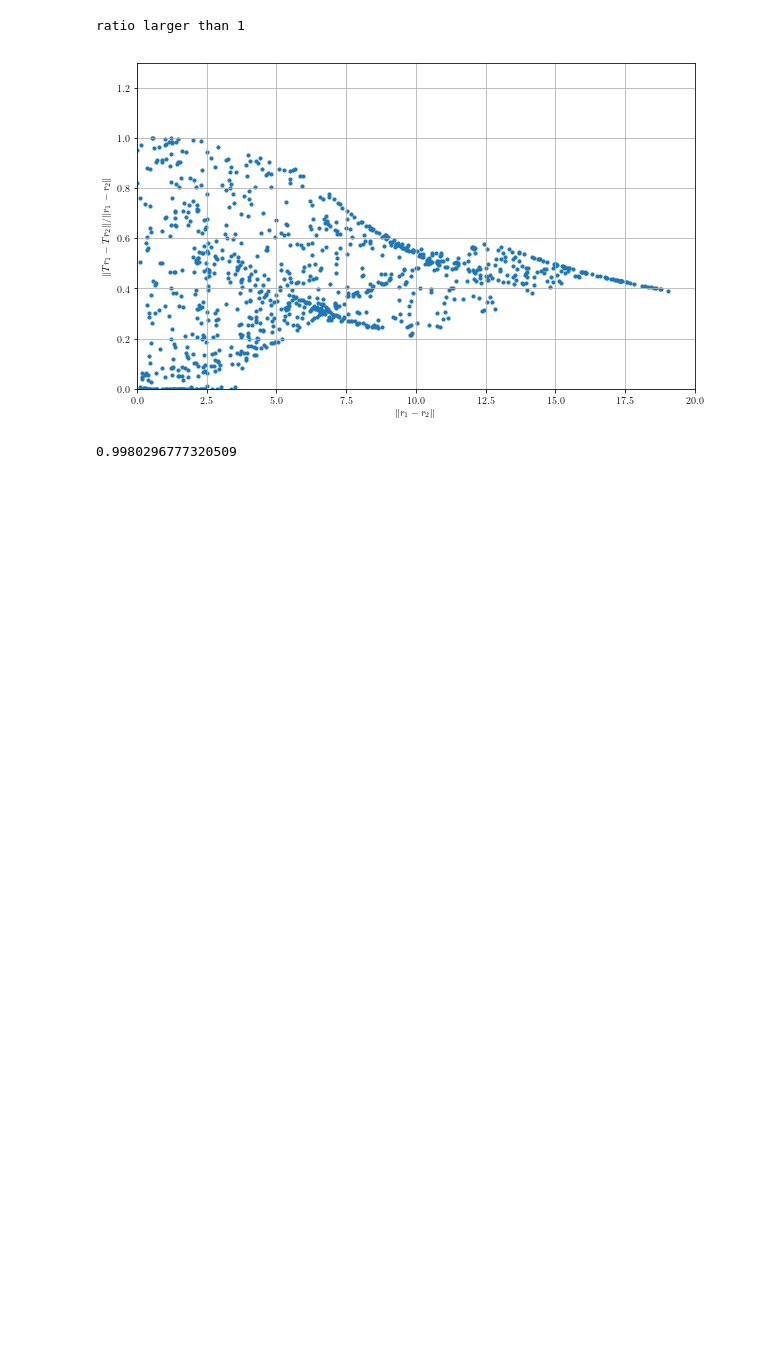
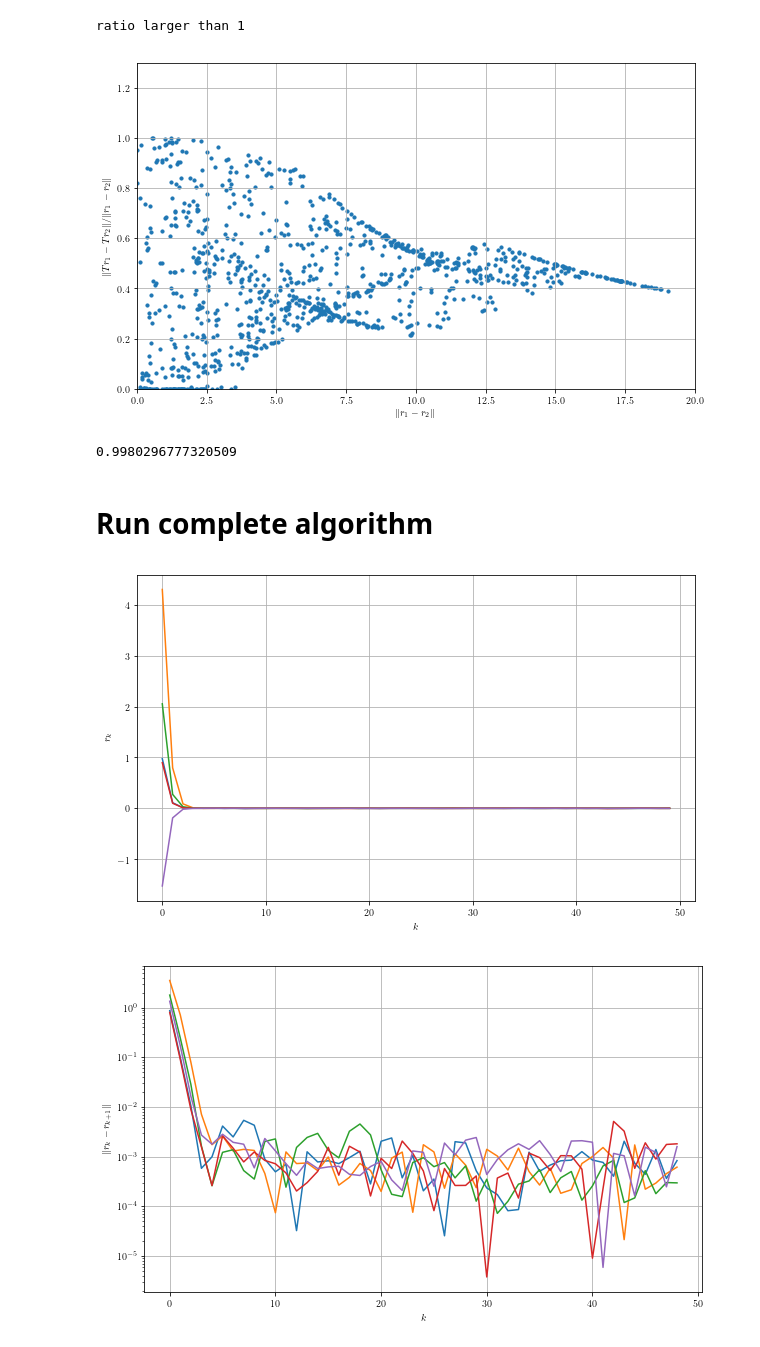
Before and after one commit to LucasFuentesValenzuela/ICU, a Jupyter notebook: notebooks/Contractivity analysis.ipynb, the cells around one changed output. Drawn from its saved outputs; the diff is of its cells as text; code cells hidden in the pictures; blank space fills up the shorter version.

```diff
--- a/notebooks/Contractivity analysis.ipynb
+++ b/notebooks/Contractivity analysis.ipynb
@@ -64,3 +67,13 @@ rat = np.divide(dT, dr)
 np.max(rat)
 # %% [output]
 0.9980296777320509
+# %% [markdown]
+# Run complete algorithm
+# %%
+phi_p = [1, 1]
+phi_inv = [1, 1]
+k_p = [7,7]
+k_inv = [4,4]
+shift_inv = [5, 5]
+# %%
+r_tot = run_algorithm(phi_p, phi_inv, k_p, k_inv, shift_inv, nsolutions = 5, seed =0, max_iter = 50)
@@ -66,0 +82,5 @@ np.max(rat)
+# %%
+plot_results_run(r_tot, 'graph_2')
+# %% [output]
+[figure, added]
+[figure, added]
```
Also changed, not shown: parts of 3 cells of this notebook, 1 other file.
